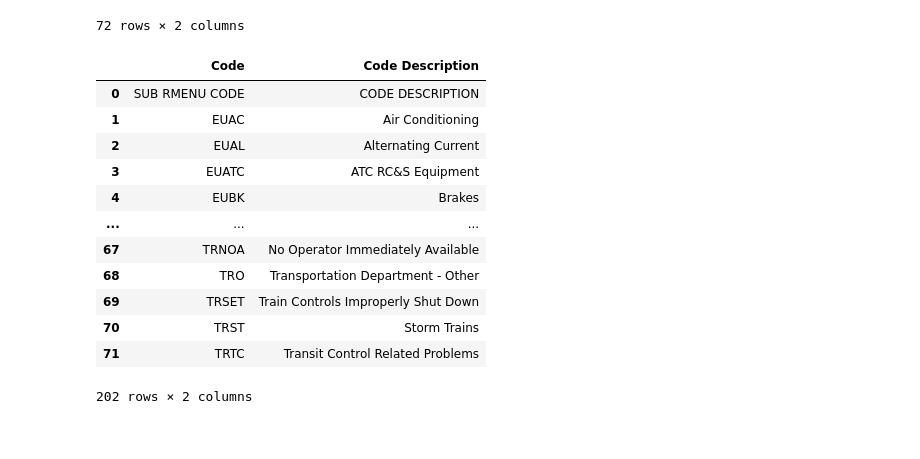
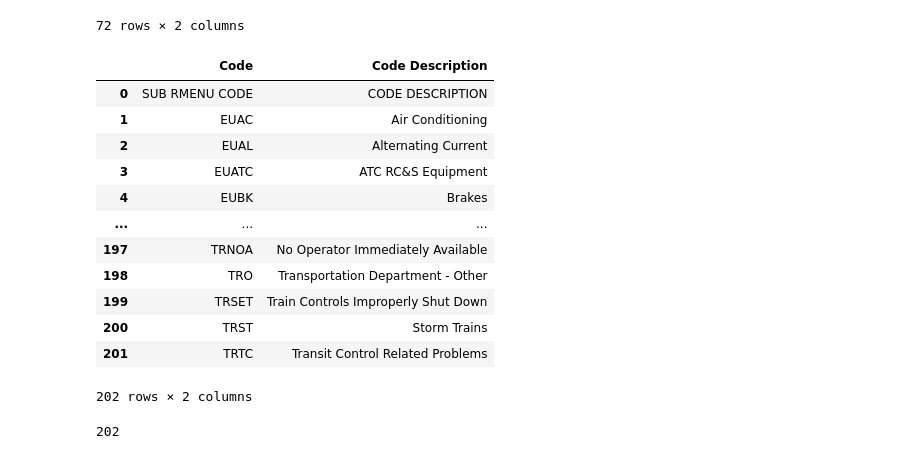
Before and after one commit to christopher-ko-law/TTC_Delays_Visualization, a Jupyter notebook: ttc_subway_delays.ipynb, the cells around one changed output. Cells and saved outputs as stored; diff of their text form; code cells hidden in the pictures.

```diff
--- a/ttc_subway_delays.ipynb
+++ b/ttc_subway_delays.ipynb
@@ -105,4 +128,4 @@ Name: Code, Length: 179, dtype: int64
 # %%
 # read code csv
-df_codes = pd.read_excel("ttc-subway-delay-codes.xlsx")
+df_codes = pd.read_excel("data/ttc-subway-delay-codes.xlsx")
 # %%
@@ -175,19 +199,23 @@ df_right
 | 71 | TRTC | Transit Control Related Problems |
 72 rows × 2 columns
 # %%
-df_mergedCodes = df_left.append(df_right)
+df_mergedCodes = df_left.append(df_right, ignore_index=True)
 df_mergedCodes
 # %% [output]
 |  | Code | Code Description |
 | 0 | SUB RMENU CODE | CODE DESCRIPTION |
 | 1 | EUAC | Air Conditioning |
 | 2 | EUAL | Alternating Current |
 | 3 | EUATC | ATC RC&S Equipment |
 | 4 | EUBK | Brakes |
 | ... | ... | ... |
-| 67 | TRNOA | No Operator Immediately Available |
-| 68 | TRO | Transportation Department - Other |
-| 69 | TRSET | Train Controls Improperly Shut Down |
-| 70 | TRST | Storm Trains |
-| 71 | TRTC | Transit Control Related Problems |
+| 197 | TRNOA | No Operator Immediately Available |
+| 198 | TRO | Transportation Department - Other |
+| 199 | TRSET | Train Controls Improperly Shut Down |
+| 200 | TRST | Storm Trains |
+| 201 | TRTC | Transit Control Related Problems |
 202 rows × 2 columns
+# %%
+len(df_mergedCodes)
+# %% [output]
+202
```
Also changed, not shown: parts of 29 cells of this notebook, 10 other files.
